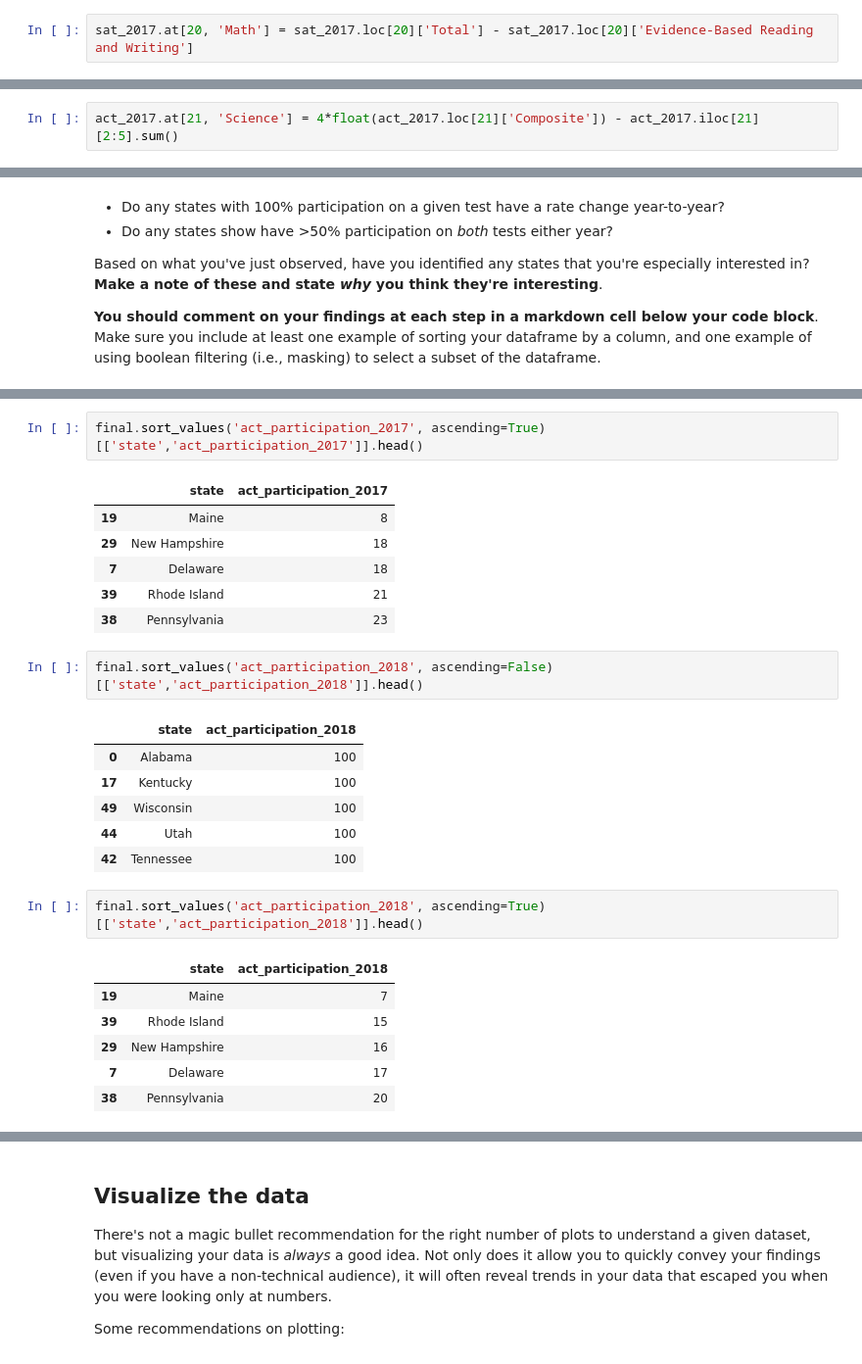
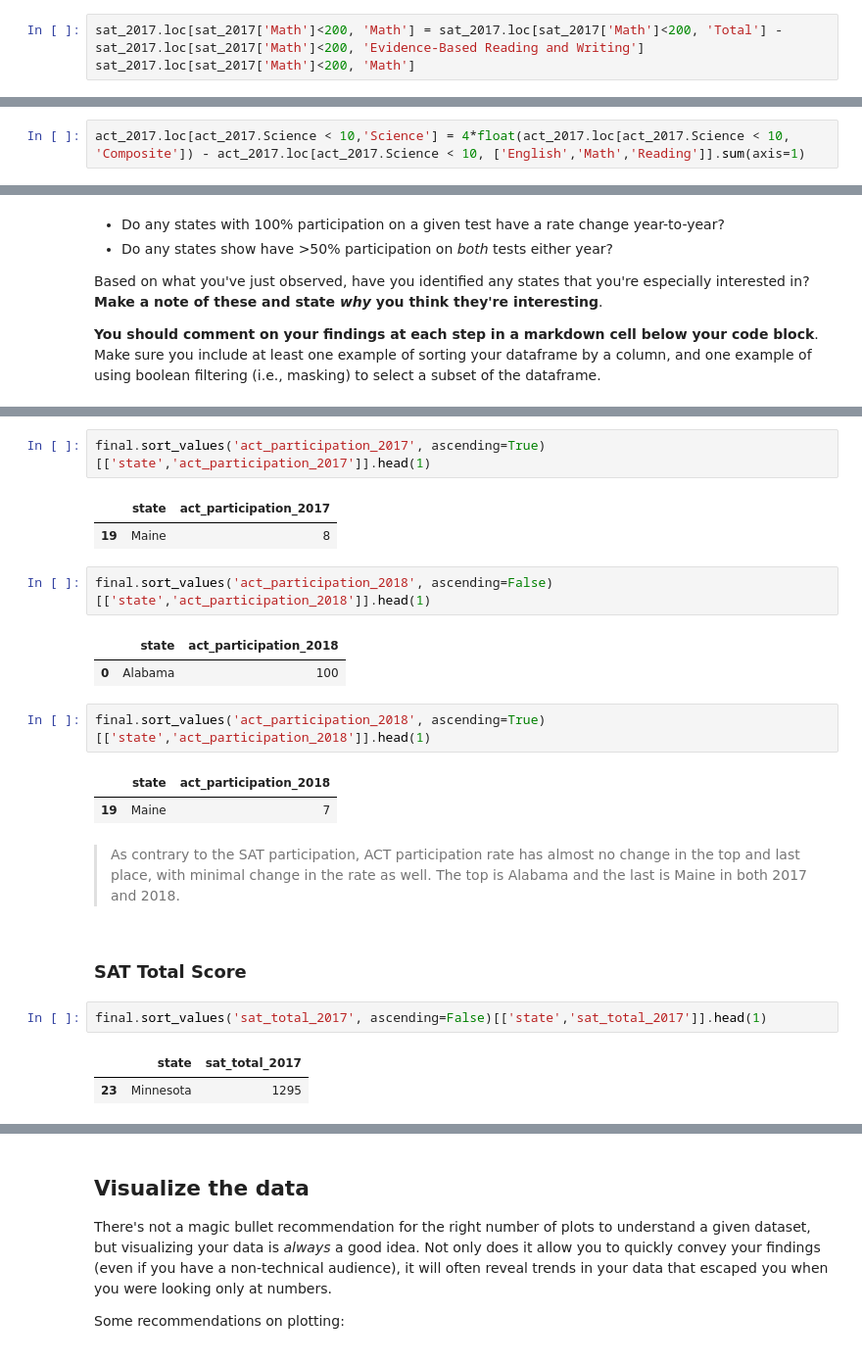
Before and after one commit to vincenttan91/SAT_vs_ACT, a Jupyter notebook: sat_vs_act.ipynb, the cells around one changed output, grey strips where cells are left out. Shown at 98% size. Cells and saved outputs as stored; diff of their text form.

```diff
--- a/sat_vs_act.ipynb
+++ b/sat_vs_act.ipynb
@@ -162,2 +180,3 @@ Answer:
 # %%
-sat_2017.at[20, 'Math'] = sat_2017.loc[20]['Total'] - sat_2017.loc[20]['Evidence-Based Reading and Writing']
+sat_2017.loc[sat_2017['Math']<200, 'Math'] = sat_2017.loc[sat_2017['Math']<200, 'Total'] - sat_2017.loc[sat_2017['Math']<200, 'Evidence-Based Reading and Writing']
+sat_2017.loc[sat_2017['Math']<200, 'Math']
@@ -177,2 +184,0 @@ act_2017.iloc[21][2:5].sum()
-# %%
-act_2017.at[21, 'Science'] = 4*float(act_2017.loc[21]['Composite']) - act_2017.iloc[21][2:5].sum()
@@ -189,0 +192,2 @@ Name: 21, dtype: object
+# %%
+act_2017.loc[act_2017.Science < 10,'Science'] = 4*float(act_2017.loc[act_2017.Science < 10, 'Composite']) - act_2017.loc[act_2017.Science < 10, ['English','Math','Reading']].sum(axis=1)
@@ -742,27 +743,24 @@ final.sort_values('act_participation_2017', ascending=False)[['state','act_parti
 # %%
-final.sort_values('act_participation_2017', ascending=True)[['state','act_participation_2017']].head()
+final.sort_values('act_participation_2017', ascending=True)[['state','act_participation_2017']].head(1)
 # %% [output]
 |  | state | act_participation_2017 |
 | 19 | Maine | 8 |
-| 29 | New Hampshire | 18 |
-| 7 | Delaware | 18 |
-| 39 | Rhode Island | 21 |
-| 38 | Pennsylvania | 23 |
 # %%
-final.sort_values('act_participation_2018', ascending=False)[['state','act_participation_2018']].head()
+final.sort_values('act_participation_2018', ascending=False)[['state','act_participation_2018']].head(1)
 # %% [output]
 |  | state | act_participation_2018 |
 | 0 | Alabama | 100 |
-| 17 | Kentucky | 100 |
-| 49 | Wisconsin | 100 |
-| 44 | Utah | 100 |
-| 42 | Tennessee | 100 |
 # %%
-final.sort_values('act_participation_2018', ascending=True)[['state','act_participation_2018']].head()
+final.sort_values('act_participation_2018', ascending=True)[['state','act_participation_2018']].head(1)
 # %% [output]
 |  | state | act_participation_2018 |
 | 19 | Maine | 7 |
-| 39 | Rhode Island | 15 |
-| 29 | New Hampshire | 16 |
-| 7 | Delaware | 17 |
-| 38 | Pennsylvania | 20 |
+# %% [markdown]
+> As contrary to the SAT participation, ACT participation rate has almost no change in the top and last place, with minimal change in the rate as well. The top is Alabama and the last is Maine in both 2017 and 2018.
+# %% [markdown]
+### SAT Total Score
+# %%
+final.sort_values('sat_total_2017', ascending=False)[['state','sat_total_2017']].head(1)
+# %% [output]
+|  | state | sat_total_2017 |
+| 23 | Minnesota | 1295 |
```
Also changed, not shown: parts of 114 cells of this notebook, 1 other file.
